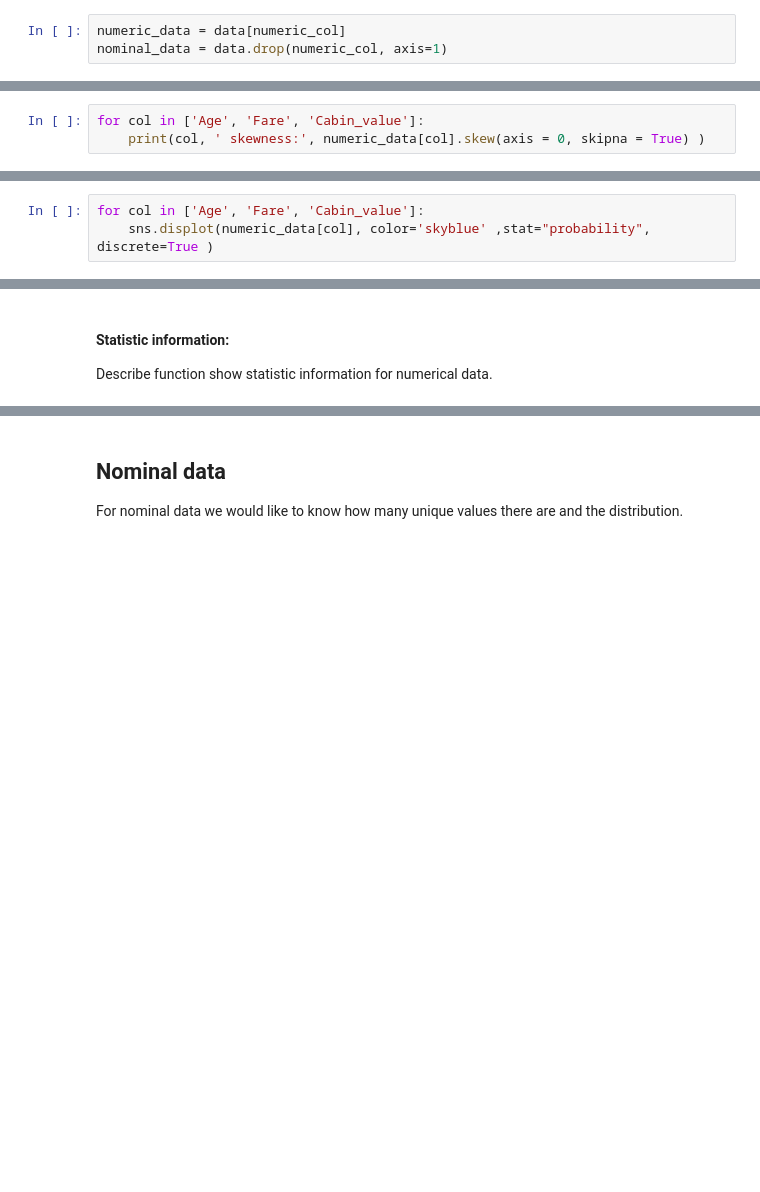
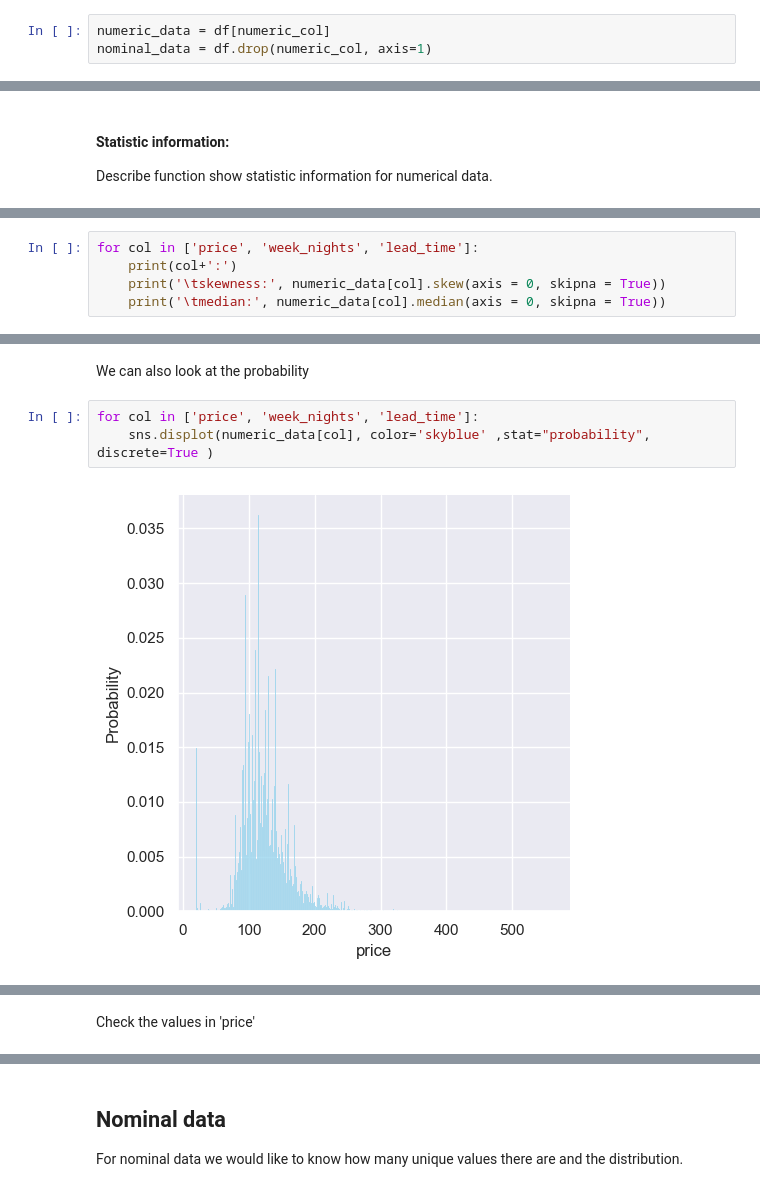
Before and after one commit to Noam-Diamant/Data-Mining, a Jupyter notebook: project.ipynb, the cells around one changed output, grey strips where cells are left out. Drawn from its saved outputs; the diff is of its cells as text; blank space fills up the shorter version.

```diff
--- a/project.ipynb
+++ b/project.ipynb
@@ -97,6 +187,6 @@ numeric_col
 # %%
-numeric_data = data[numeric_col]
-nominal_data = data.drop(numeric_col, axis=1)
+numeric_data = df[numeric_col]
+nominal_data = df.drop(numeric_col, axis=1)
 # %% [markdown]
 ## Numerical data
 For numerical data we would like to know the range of values, whether there are outliers, the distribution and other statistics, so first we will draw the histograms.
@@ -113,3 +211,0 @@ From the histograms above it looks like 'Age' is normal distributed whereas the
-# %%
-for col in ['Age', 'Fare', 'Cabin_value']:
-    print(col, ' skewness:', numeric_data[col].skew(axis = 0, skipna = True) )
@@ -120,3 +211,0 @@ We can also look at the probability
-# %%
-for col in ['Age', 'Fare', 'Cabin_value']:
-    sns.displot(numeric_data[col], color='skyblue' ,stat="probability", discrete=True )
@@ -145,0 +230,5 @@ numeric_data.describe()
+# %%
+for col in ['price', 'week_nights', 'lead_time']:
+    print(col+':')
+    print('\tskewness:', numeric_data[col].skew(axis = 0, skipna = True))
+    print('\tmedian:', numeric_data[col].median(axis = 0, skipna = True))
@@ -145,0 +245,7 @@ numeric_data.describe()
+# %% [markdown]
+We can also look at the probability
+# %%
+for col in ['price', 'week_nights', 'lead_time']:
+    sns.displot(numeric_data[col], color='skyblue' ,stat="probability", discrete=True )
+# %% [output]
+[figure, added]
@@ -145,0 +254,2 @@ numeric_data.describe()
+# %% [markdown]
+Check the values in 'price'
```
Also changed, not shown: parts of 66 cells of this notebook.
